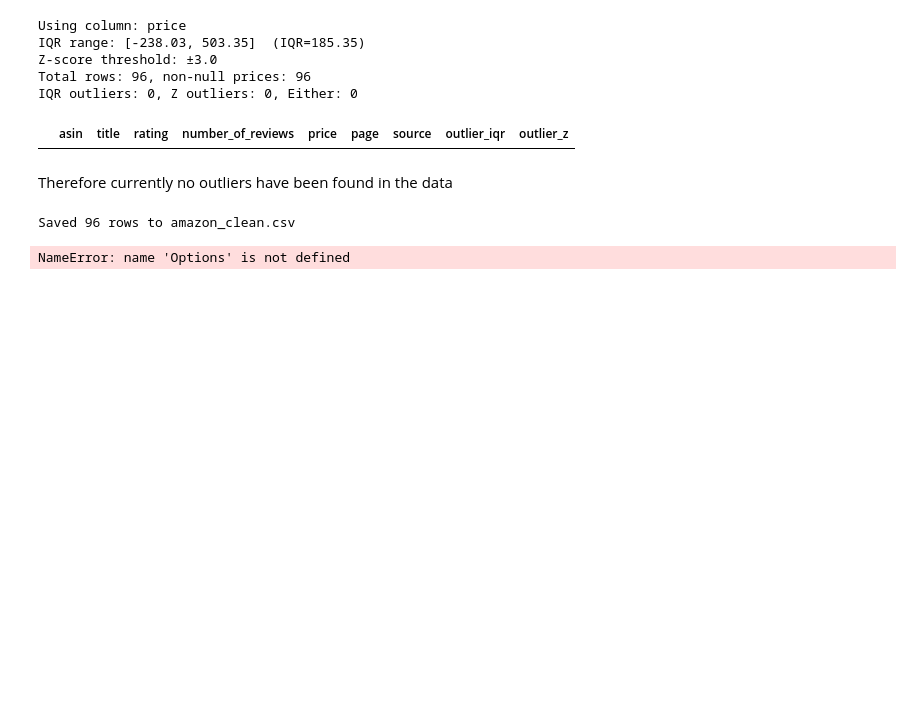
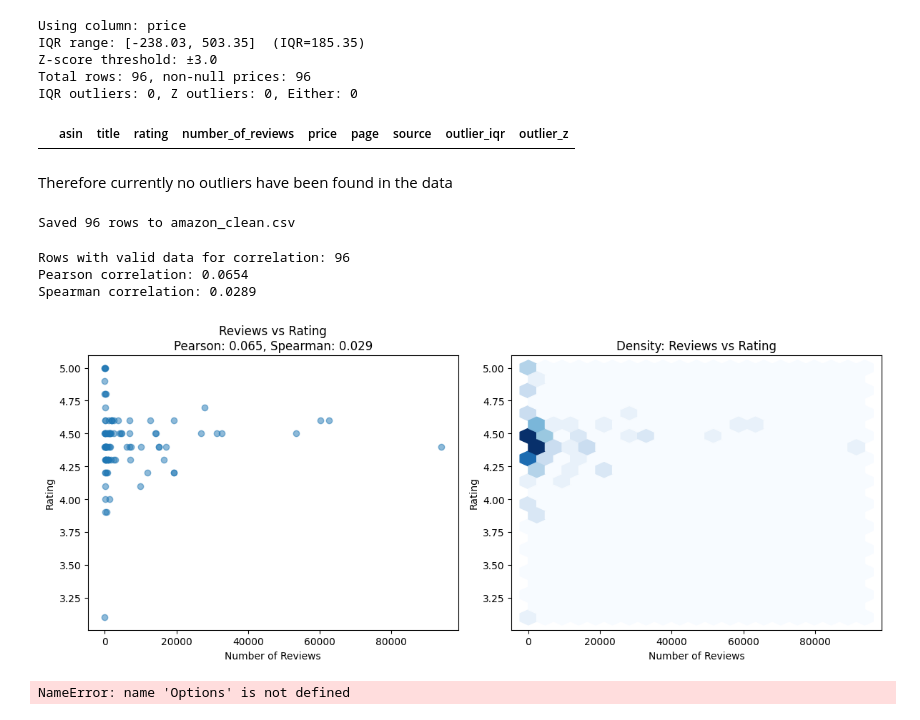
Before and after one commit to rohit-arunn/reviewprice-analysis, a Jupyter notebook: analysis.ipynb, the cells around one changed output. Cells and saved outputs as stored; diff of their text form; code cells hidden in the pictures; blank space fills up the shorter version.

```diff
--- a/analysis.ipynb
+++ b/analysis.ipynb
@@ -334,6 +334,48 @@ df.to_csv("amazon_clean.csv", index=False)
 print(f"Saved {len(df)} rows to amazon_clean.csv")
 # %% [output]
 Saved 96 rows to amazon_clean.csv
+# %%
+import numpy as np
+
+# Check correlation between number of reviews and rating
+
+# Select only the columns we need and drop any rows with missing values
+corr_df = df[['number_of_reviews', 'rating']].dropna()
+
+print(f"Rows with valid data for correlation: {len(corr_df)}")
+
+# Calculate Pearson correlation
+pearson_corr = corr_df['number_of_reviews'].corr(corr_df['rating'])
+print(f"Pearson correlation: {pearson_corr:.4f}")
+
+# Calculate Spearman correlation (better for non-linear relationships)
+spearman_corr = corr_df['number_of_reviews'].corr(corr_df['rating'], method='spearman')
+print(f"Spearman correlation: {spearman_corr:.4f}")
+
+# Visualize the relationship
+import matplotlib.pyplot as plt
+
+fig, axes = plt.subplots(1, 2, figsize=(12, 5))
+
+# Scatter plot
+axes[0].scatter(corr_df['number_of_reviews'], corr_df['rating'], alpha=0.5)
+axes[0].set_xlabel('Number of Reviews')
+axes[0].set_ylabel('Rating')
+axes[0].set_title(f'Reviews vs Rating\nPearson: {pearson_corr:.3f}, Spearman: {spearman_corr:.3f}')
+
+# Hexbin plot for density
+axes[1].hexbin(corr_df['number_of_reviews'], corr_df['rating'], gridsize=20, cmap='Blues')
+axes[1].set_xlabel('Number of Reviews')
+axes[1].set_ylabel('Rating')
+axes[1].set_title('Density: Reviews vs Rating')
+
+plt.tight_layout()
+plt.show()
+# %% [output]
+Rows with valid data for correlation: 96
+Pearson correlation: 0.0654
+Spearman correlation: 0.0289
+[figure, added]
 # %%
 SEARCH_QUERY = "sony wireless over-ear noise cancelling headphones"
 NUM_PAGES = 7
```
